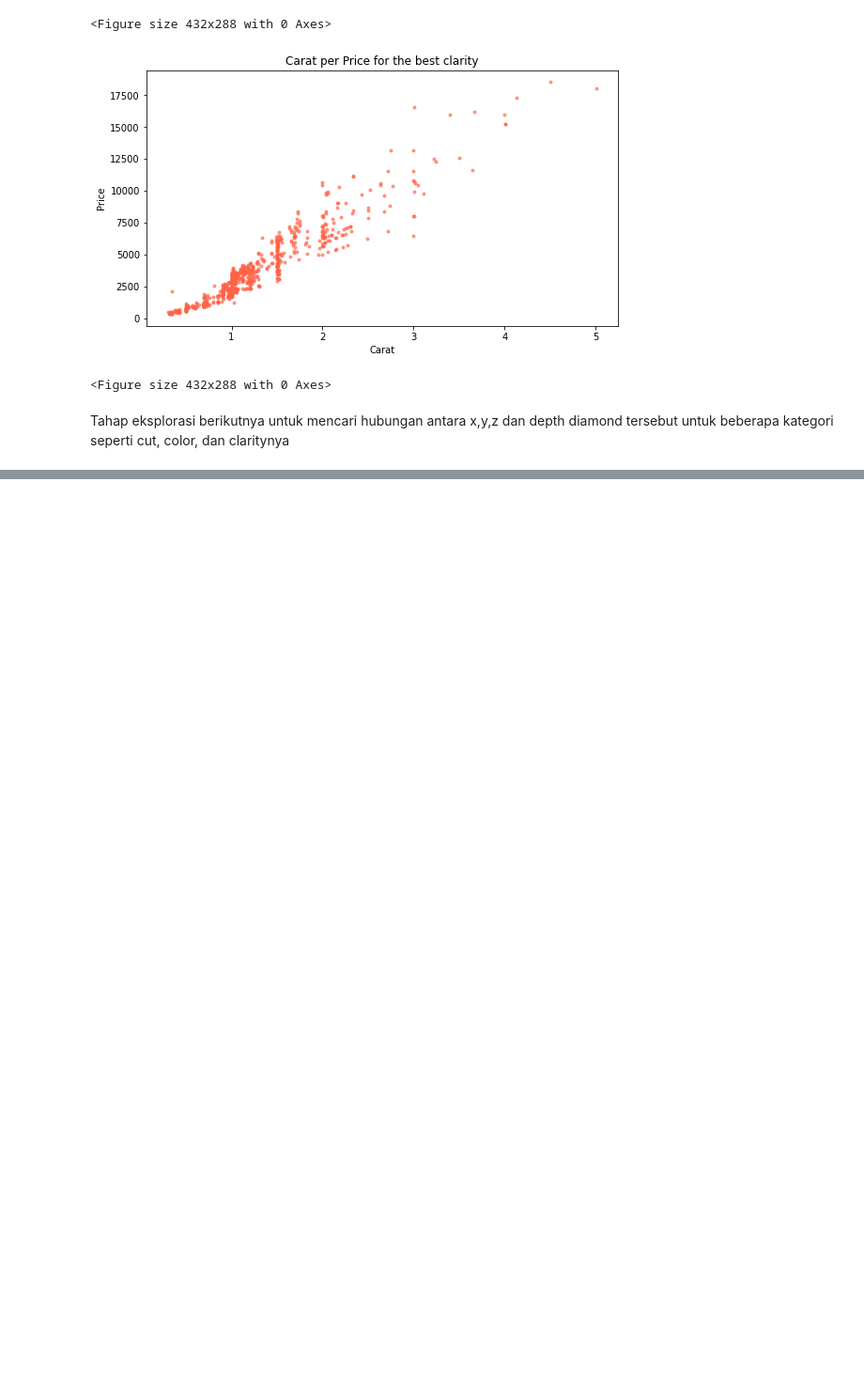
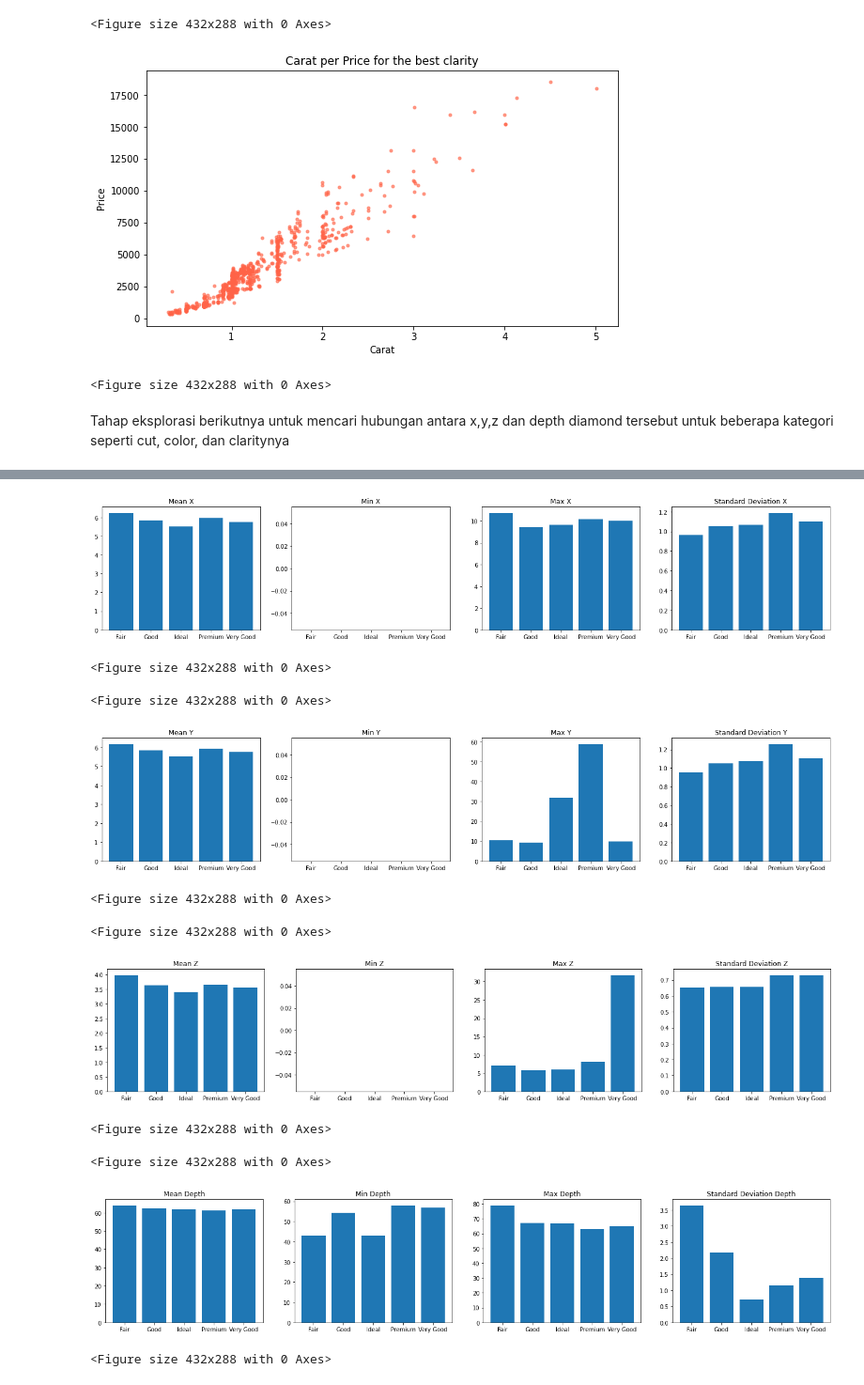
Before and after one commit to michaelmanurung/Numerical-Method-Project, a Jupyter notebook: Diamond_data_exploration.ipynb, the cells around one changed output, grey strips where cells are left out. Shown: that part at 94% size. Cells and saved outputs as stored; diff of their text form; code cells hidden in the pictures; blank space fills up the shorter version.

```diff
--- a/Diamond_data_exploration.ipynb
+++ b/Diamond_data_exploration.ipynb
@@ -255,0 +333,77 @@ plt.clf()
+# %%
+dataMeanCutDF = diamondDataFrame[['cut','x','y','z','depth']].groupby('cut').agg(['count',np.mean, np.std, np.min, np.max])
+
+# ploting data mean, std, min, max for each X attribute
+fig, axs = plt.subplots(1, 4)
+fig.set_figwidth(23)
+fig.set_figheight(4)
+axs[0].bar(dataMeanCutDF.index, dataMeanCutDF['x']['mean'])
+axs[0].title.set_text('Mean X')
+axs[1].bar(dataMeanCutDF.index, dataMeanCutDF['x']['amin'])
+axs[1].title.set_text('Min X')
+axs[2].bar(dataMeanCutDF.index, dataMeanCutDF['x']['amax'])
+axs[2].title.set_text('Max X')
+axs[3].bar(dataMeanCutDF.index, dataMeanCutDF['x']['std'])
+axs[3].title.set_text('Standard Deviation X')
+plt.show()
+plt.clf()
+
+# ploting data mean, std, min, max for each Y attribute
+fig2 = plt.figure()
+fig2, axs = plt.subplots(1, 4)
+fig2.set_figwidth(23)
+fig2.set_figheight(4)
+axs[0].bar(dataMeanCutDF.index, dataMeanCutDF['y']['mean'])
+axs[0].title.set_text('Mean Y')
+axs[1].bar(dataMeanCutDF.index, dataMeanCutDF['y']['amin'])
+axs[1].title.set_text('Min Y')
+axs[2].bar(dataMeanCutDF.index, dataMeanCutDF['y']['amax'])
+axs[2].title.set_text('Max Y')
+axs[3].bar(dataMeanCutDF.index, dataMeanCutDF['y']['std'])
+axs[3].title.set_text('Standard Deviation Y')
+plt.show()
+plt.clf()
+
+# ploting data mean, std, min, max for each Z attribute
+fig3 = plt.figure()
+fig3, axs = plt.subplots(1, 4)
+fig3.set_figwidth(23)
+fig3.set_figheight(4)
+axs[0].bar(dataMeanCutDF.index, dataMeanCutDF['z']['mean'])
+axs[0].title.set_text('Mean Z')
+axs[1].bar(dataMeanCutDF.index, dataMeanCutDF['z']['amin'])
+axs[1].title.set_text('Min Z')
+axs[2].bar(dataMeanCutDF.index, dataMeanCutDF['z']['amax'])
+axs[2].title.set_text('Max Z')
+axs[3].bar(dataMeanCutDF.index, dataMeanCutDF['z']['std'])
+axs[3].title.set_text('Standard Deviation Z')
+plt.show()
+plt.clf()
+
+# ploting data mean, std, min, max for each depth attribute
+fig4 = plt.figure()
+fig4, axs = plt.subplots(1, 4)
+fig4.set_figwidth(23)
+fig4.set_figheight(4)
+axs[0].bar(dataMeanCutDF.index, dataMeanCutDF['depth']['mean'])
+axs[0].title.set_text('Mean Depth')
+axs[1].bar(dataMeanCutDF.index, dataMeanCutDF['depth']['amin'])
+axs[1].title.set_text('Min Depth')
+axs[2].bar(dataMeanCutDF.index, dataMeanCutDF['depth']['amax'])
+axs[2].title.set_text('Max Depth')
+axs[3].bar(dataMeanCutDF.index, dataMeanCutDF['depth']['std'])
+axs[3].title.set_text('Standard Deviation Depth')
+plt.show()
+plt.clf()
+# %% [output]
+[figure, added]
+<Figure size 432x288 with 0 Axes>
+<Figure size 432x288 with 0 Axes>
+[figure, added]
+<Figure size 432x288 with 0 Axes>
+<Figure size 432x288 with 0 Axes>
+[figure, added]
+<Figure size 432x288 with 0 Axes>
+<Figure size 432x288 with 0 Axes>
+[figure, added]
+<Figure size 432x288 with 0 Axes>
```
Also changed, not shown: parts of 8 cells of this notebook.
